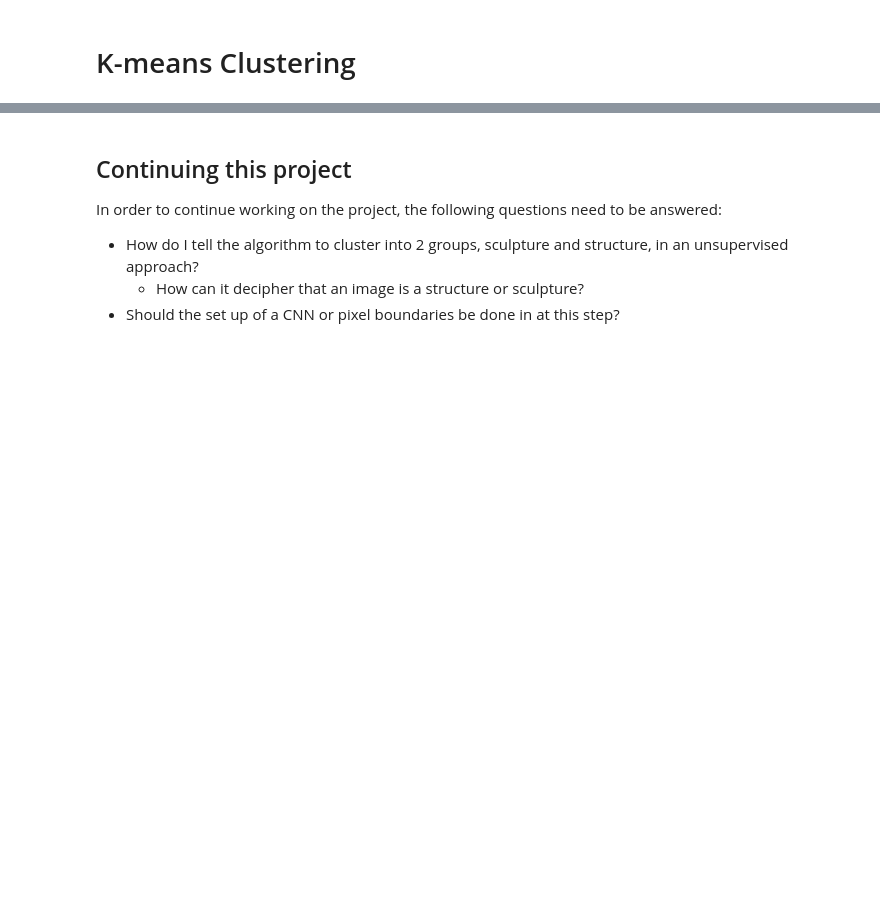
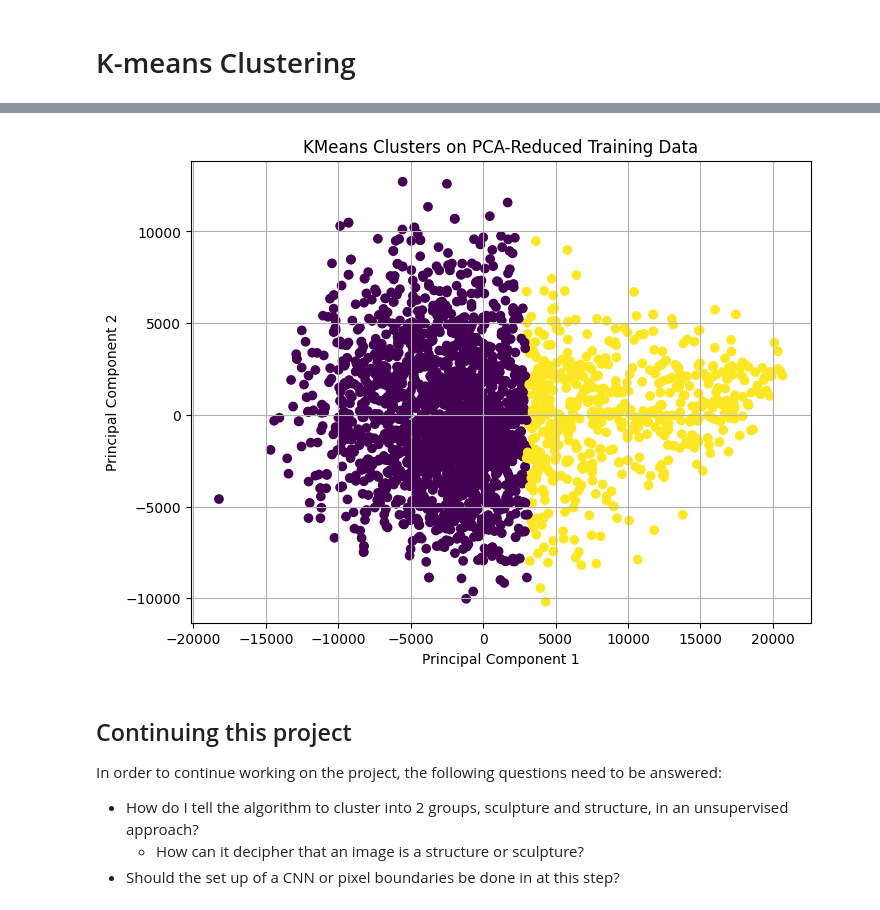
Before and after one commit to jsan712/Machine-Learning-Final-Project, a Jupyter notebook: ancient_egyptian_classification.ipynb, the cells around one changed output, grey strips where cells are left out. Cells and saved outputs as stored; diff of their text form; code cells hidden in the pictures; blank space fills up the shorter version.

```diff
--- a/ancient_egyptian_classification.ipynb
+++ b/ancient_egyptian_classification.ipynb
@@ -426,3 +454,24 @@ ValueError: could not convert string to float: '15634726773_a8ac65d6ef_m_-_copy.
+# %%
+# build the clustering model
+kmeans = KMeans(n_clusters=2, random_state=42)
+kmeans.fit(X_train_pca)
+
+# Predict cluster labels for training and testing data
+y_train_kmeans = kmeans.predict(X_train_pca)
+y_test_kmeans = kmeans.predict(X_test_pca)
+
+# Create a scatter plot for training data colored by cluster labels
+plt.figure(figsize=(8, 6))
+plt.scatter(X_train_pca[:, 0], X_train_pca[:, 1], c=y_train_kmeans, cmap="viridis")  # Adjust colors if needed
+plt.xlabel("Principal Component 1")
+plt.ylabel("Principal Component 2")
+plt.title("KMeans Clusters on PCA-Reduced Training Data")
+plt.grid(True)
+plt.show()
+
+# You can create a similar plot for the test data using y_test_kmeans
+# %% [output]
+[figure, added]
 # %% [markdown]
 ## Continuing this project
 
```
Also changed, not shown: parts of 6 cells of this notebook.
